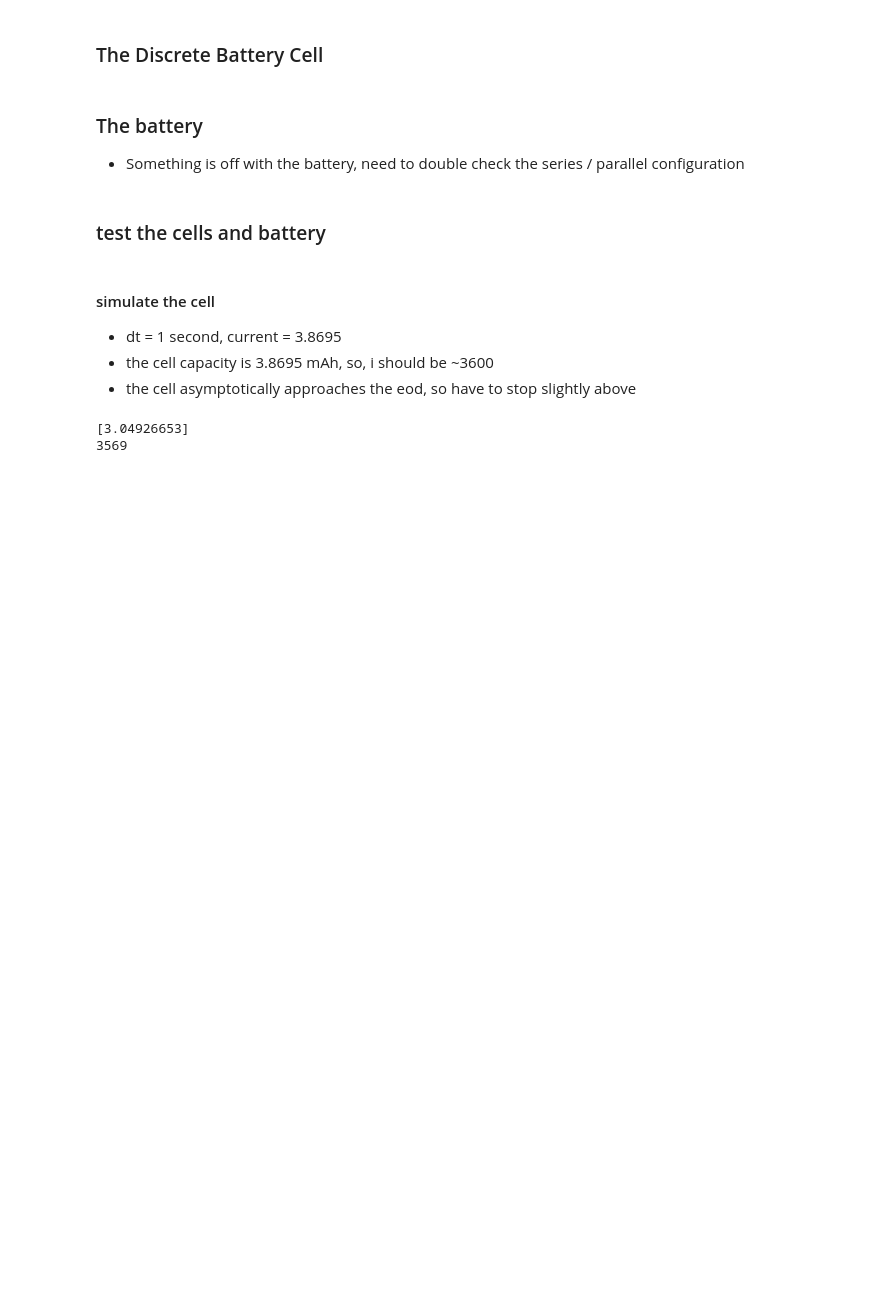
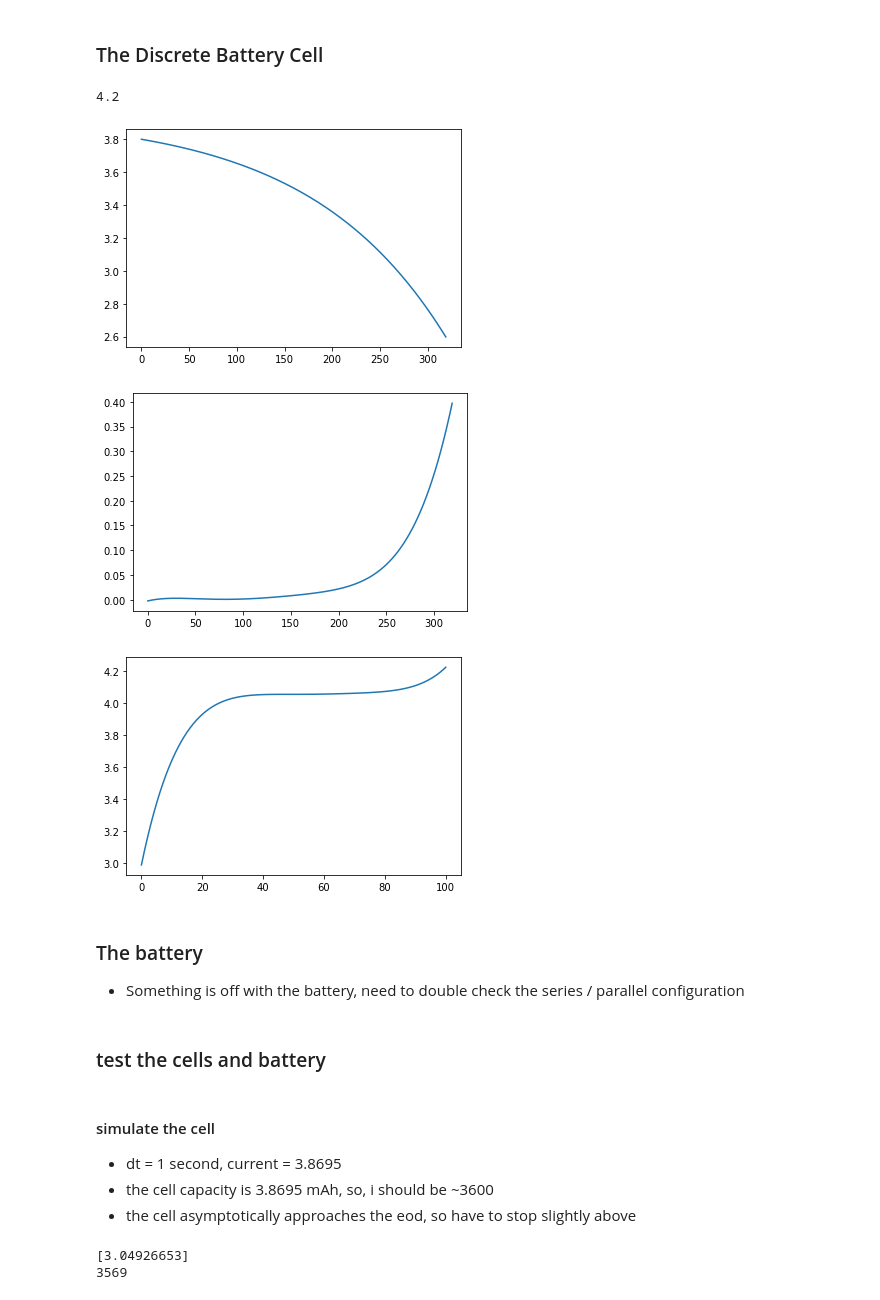
Before and after one commit to hazrmard/AirplaneFaultTolerance, a Jupyter notebook: powertrain.ipynb, the cells around one changed output. Drawn from its saved outputs; the diff is of its cells as text; code cells hidden in the pictures; blank space fills up the shorter version.

```diff
--- a/powertrain.ipynb
+++ b/powertrain.ipynb
@@ -129,13 +145,14 @@ print(r)
 class DiscreteBatteryCell(Battery):
     def __init__(self, *args, **kwargs):
         super(DiscreteBatteryCell, self).__init__(*args, **kwargs)
+        self.soc_ocv = kwargs['soc_ocv']
 
     def get_ocv(self):
-        if(self.soc < 0.0):
-            self.soc = 0
-        elif(self.soc > 1.0):
-            self.soc = 1.0
-        idx = int(np.ceil(self.soc*100))
+        if(self.z < 0.0):
+            self.z = 0
+        elif(self.z > 1.0):
+            self.z = 1.0
+        idx = int(np.ceil(self.z*100))
         if(idx > 101):
             idx = 101
         elif(idx < 1):
@@ -147,8 +164,22 @@ class DiscreteBatteryCell(Battery):
         H = np.exp(-abs(self.n*current*self.G*dt/(3600*self.Q)))
         self.Ir = RC*self.Ir + (1-RC)*current
         self.h = H*self.h + (H-1)*np.sign(current)
-        self.soc = self.soc - self.n*current/3600/self.Q
+        self.z = self.z - self.n*current/3600/self.Q
         self.ocv = self.get_ocv() + self.M*self.h + self.M0*np.sign(current) - self.R*self.Ir - self.R0*current
+# %%
+dbcell = DiscreteBatteryCell(**battery_coefficients)
+print(dbcell.get_ocv()[0])
+plt.plot(np.arange(0, dbcell.eol), np.polyval(dbcell.q_coef, np.arange(0, dbcell.eol)))
+plt.show()
+plt.plot(np.arange(0, dbcell.eol), np.polyval(dbcell.r0_coef, np.arange(0, dbcell.eol)))
+plt.show()
+plt.plot(np.arange(0, 101), np.polyval(dbcell.z_coef, np.arange(0, 101)))
+plt.show()
+# %% [output]
+4.2
+[figure, added]
+[figure, added]
+[figure, added]
 # %% [markdown]
 ### The battery
 - Something is off with the battery, need to double check the series / parallel configuration
```
Also changed, not shown: parts of 29 cells of this notebook.
